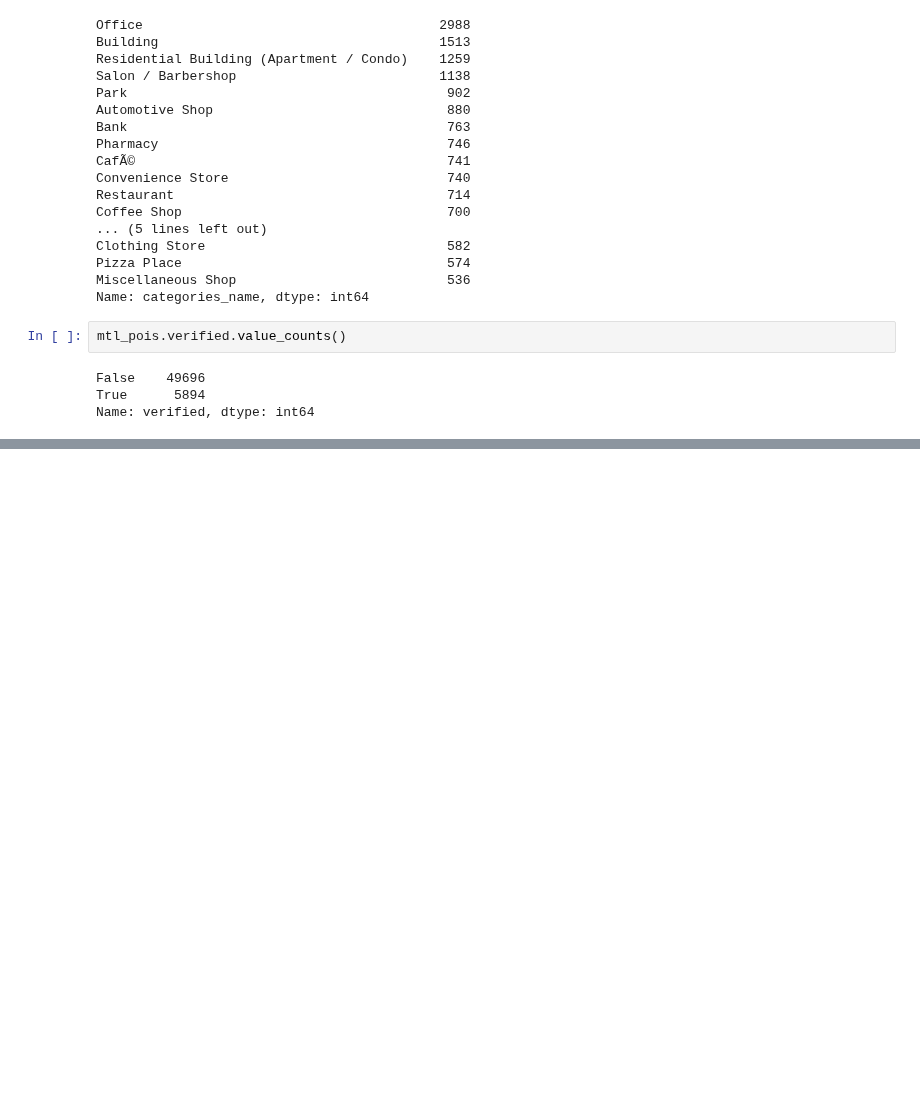
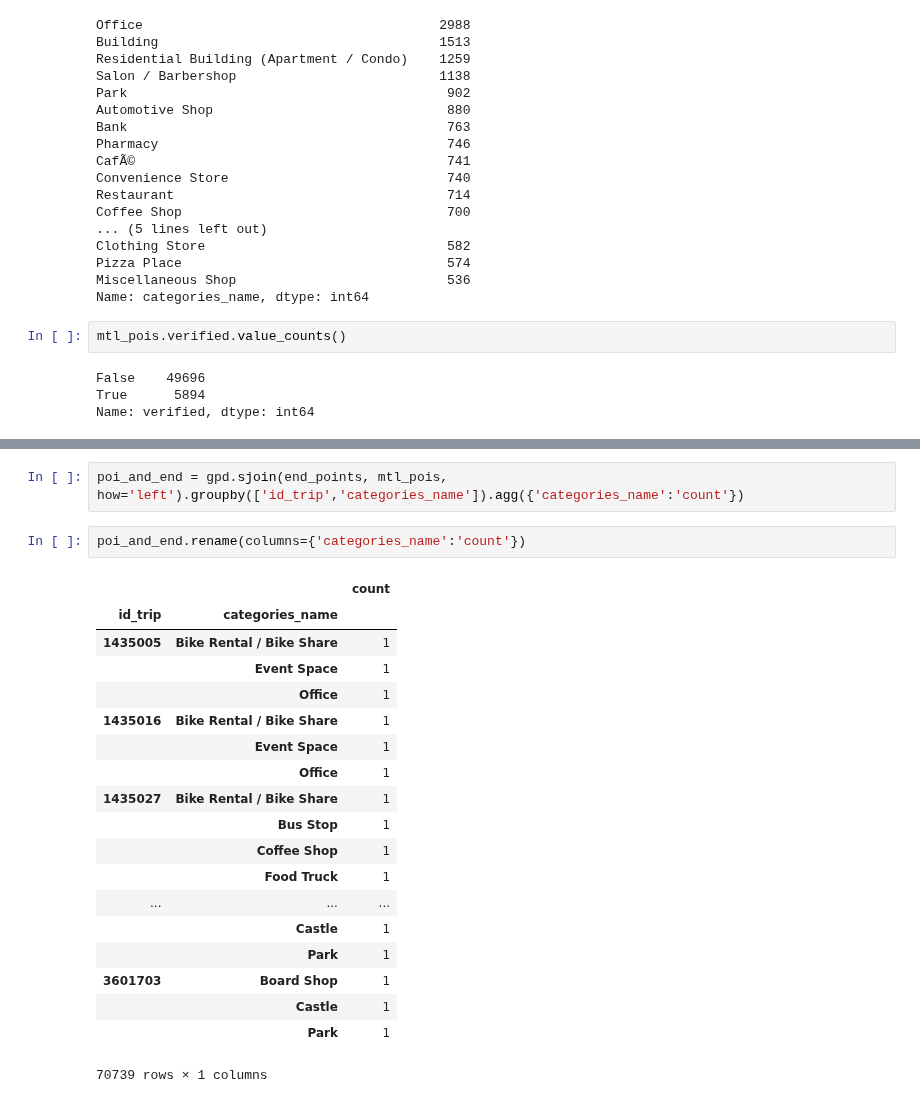
Before and after one commit to Thomasjkeel/Trip_Purpose_Classification, a Jupyter notebook: Notebooks/preprocessing/metric_creation/land_use_poi.ipynb, the cells around one changed output, grey strips where cells are left out. Cells and saved outputs as stored; diff of their text form; blank space fills up the shorter version.

```diff
--- a/Notebooks/preprocessing/metric_creation/land_use_poi.ipynb
+++ b/Notebooks/preprocessing/metric_creation/land_use_poi.ipynb
@@ -316,0 +351,24 @@ Name: categories_name, Length: 316, dtype: int64
+# %%
+poi_and_end = gpd.sjoin(end_points, mtl_pois, how='left').groupby(['id_trip','categories_name']).agg({'categories_name':'count'})
+# %%
+poi_and_end.rename(columns={'categories_name':'count'})
+# %% [output]
+|  |  | count |
+| id_trip | categories_name |  |
+| 1435005 | Bike Rental / Bike Share | 1 |
+|  | Event Space | 1 |
+|  | Office | 1 |
+| 1435016 | Bike Rental / Bike Share | 1 |
+|  | Event Space | 1 |
+|  | Office | 1 |
+| 1435027 | Bike Rental / Bike Share | 1 |
+|  | Bus Stop | 1 |
+|  | Coffee Shop | 1 |
+|  | Food Truck | 1 |
+| ... | ... | ... |
+|  | Castle | 1 |
+|  | Park | 1 |
+| 3601703 | Board Shop | 1 |
+|  | Castle | 1 |
+|  | Park | 1 |
+70739 rows × 1 columns
```
Also changed, not shown: parts of 9 cells of this notebook.
